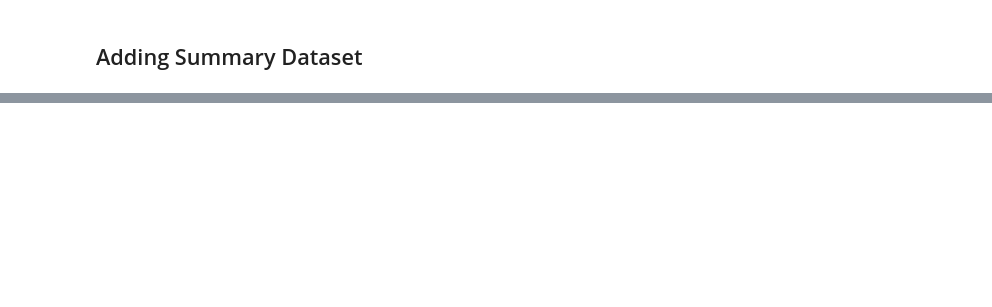
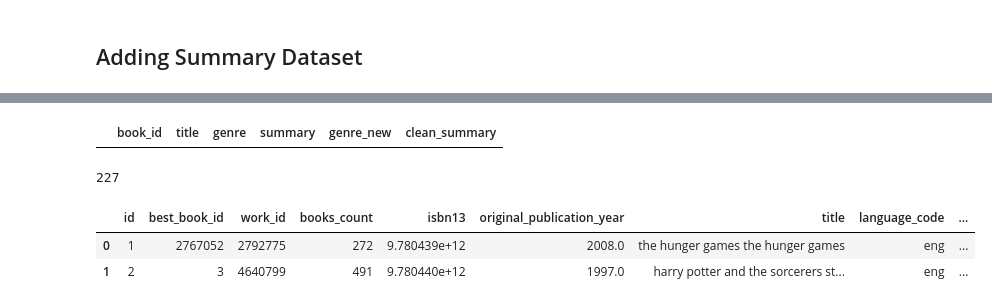
Before and after one commit to ChetanNain/CMPE-255, a Jupyter notebook: data_preprocessing/data_preprocessing_chetan_nain.ipynb, the cells around one changed output, grey strips where cells are left out. Cells and saved outputs as stored; diff of their text form; code cells hidden in the pictures; blank space fills up the shorter version.

```diff
--- a/data_preprocessing/data_preprocessing_chetan_nain.ipynb
+++ b/data_preprocessing/data_preprocessing_chetan_nain.ipynb
@@ -481,0 +501,5 @@ nbformat.reader.NotJSONError: Notebook does not appear to be JSON: '{\n "cells":
+# %%
+books.drop(books[books['genre']==''].index, inplace=True)
+books[books['genre']=='']
+# %% [output]
+|  | book_id | title | genre | summary | genre_new | clean_summary |
@@ -481,0 +511,5 @@ nbformat.reader.NotJSONError: Notebook does not appear to be JSON: '{\n "cells":
+# %%
+all_genres = sum(genres,[])
+len(set(all_genres))
+# %% [output]
+227
@@ -481,0 +523,7 @@ nbformat.reader.NotJSONError: Notebook does not appear to be JSON: '{\n "cells":
+# %%
+books_data['title'] = books_data['title'].apply(lambda x: clean_summary(x))
+books_data.head(2)
+# %% [output]
+|  | id | best_book_id | work_id | books_count | isbn13 | original_publication_year | title | language_code | ... |
+| 0 | 1 | 2767052 | 2792775 | 272 | 9.780439e+12 | 2008.0 | the hunger games the hunger games | eng | ... |
+| 1 | 2 | 3 | 4640799 | 491 | 9.780440e+12 | 1997.0 | harry potter and the sorcerers st... | eng | ... |
```
Also changed, not shown: parts of 36 cells of this notebook, 2 other files.
